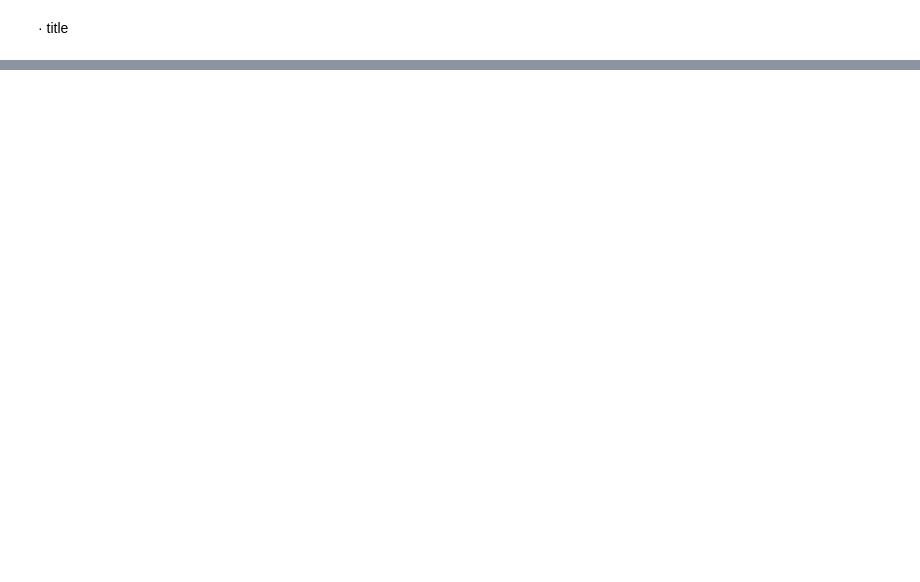
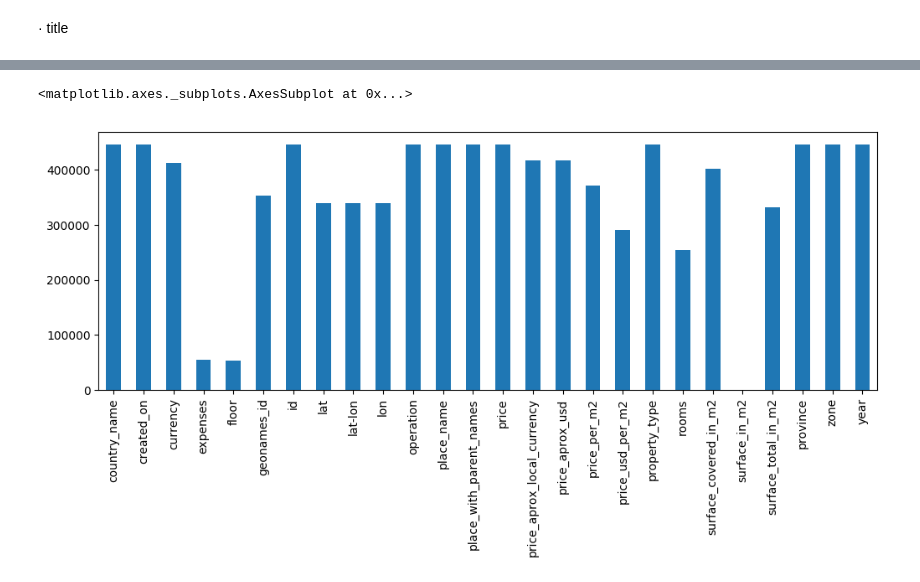
Before and after one commit to BraianVicente/properati_argentina, a Jupyter notebook: src/initial_analitic.ipynb, the cells around one changed output, grey strips where cells are left out. Saved outputs shown, nothing was run; the diff lists cells and outputs as text; code cells hidden in the pictures; blank space fills up the shorter version.

```diff
--- a/src/initial_analitic.ipynb
+++ b/src/initial_analitic.ipynb
@@ -168,0 +236,2 @@ sell.plot(kind='scatter',x='price',y='price_per_m2')aa
+# %%
+sell_properati['year'] = sell_properati.created_on.apply(lambda x : x.year)
@@ -168,0 +242,5 @@ sell.plot(kind='scatter',x='price',y='price_per_m2')aa
+# %%
+sell_properati[((sell_properati['year']  == 2016) | (sell_properati['year']  == 2017))].count().plot(kind='bar')
+# %% [output]
+<matplotlib.axes._subplots.AxesSubplot at 0x...>
+[figure, added]
```
Also changed, not shown: parts of 89 cells of this notebook.
